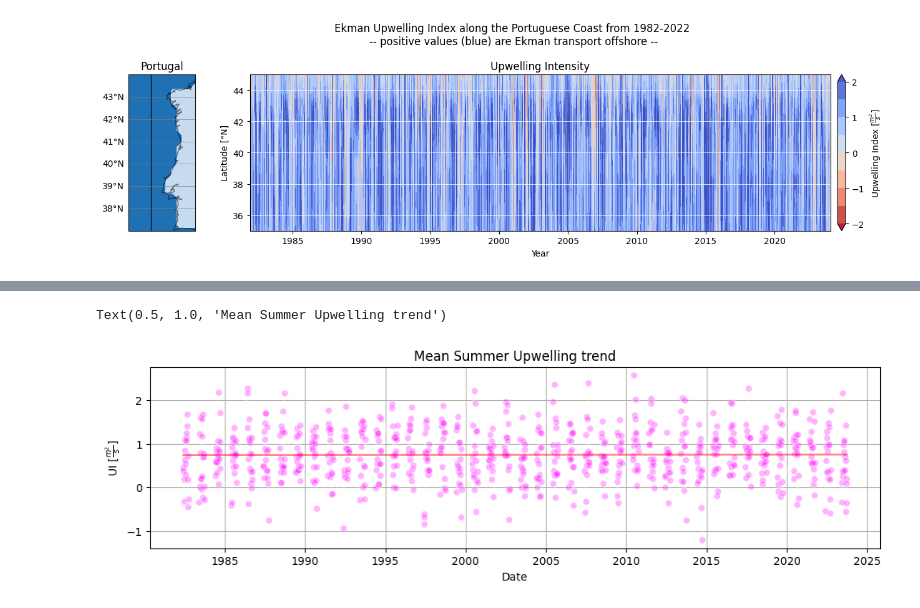
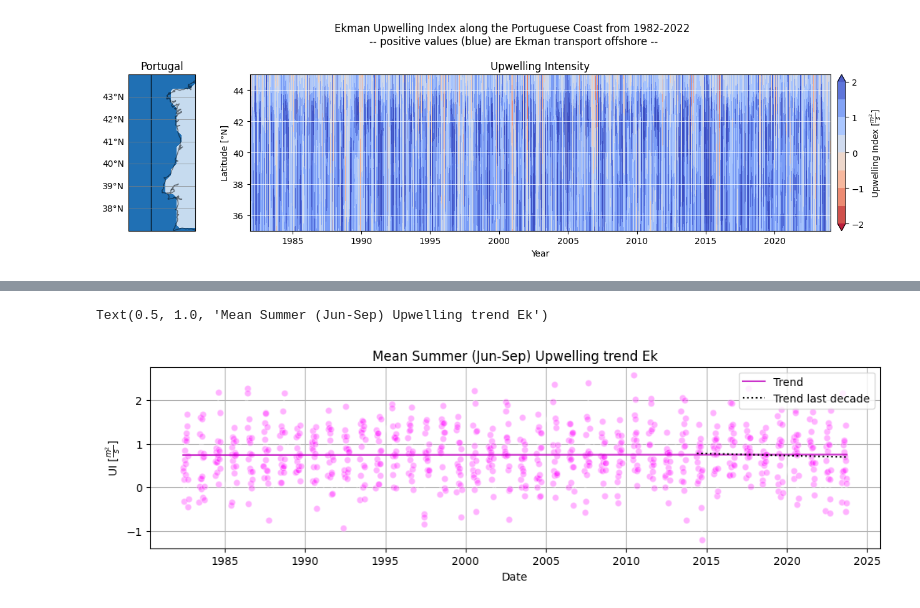
Before and after one commit to Marie-Louise-Korte/Iberian_Coast_Upwelling, a Jupyter notebook: 3_Compare_UIs.ipynb, the cells around one changed output, grey strips where cells are left out. Saved outputs shown, nothing was run; the diff lists cells and outputs as text; code cells hidden in the pictures.

```diff
--- a/3_Compare_UIs.ipynb
+++ b/3_Compare_UIs.ipynb
@@ -322,30 +273,38 @@ UI_Ek_summer.UI_mean.plot.scatter(x = 'time', color = 'magenta', alpha = 0.2)
 # %%
-# Get values for the trend line analysis
+# get values for the trend line analysis
 fig = plt.figure(figsize = (12, 3))
 
 x_dates = UI_Ek_summer.time
 x_num = dates.date2num(x_dates)
+x_num_10 = x_num[-180:-1]
 
 y = UI_Ek_summer.UI_mean
 
-# Calculate a fit line
+# calculate a fit line
 trend = np.polyfit(x_num, y, 1)
 fit = np.poly1d(trend)
 
-# General plot again
-#figure(figsize=(12, 8))
+# calculate fitline only for past decade
+trend_10 = np.polyfit(x_num_10, y[-180:-1], 1)
+fit_10 = np.poly1d(trend_10)
+
+# general plot again
 plt.plot(x_dates, y, marker = 'o', markerfacecolor = 'magenta', alpha = 0.3, color = 'white')
 plt.xlabel('Date')
 plt.ylabel(r'UI [$\frac{m^2}{s}$]')
 
-# Not really necessary to convert the values back into dates
-#but added as a demonstration in case one wants to plot non-linear curves
+# get the input numbers for the fit line and convert the numbers back to dates
 x_fit = np.linspace(x_num.min(), x_num.max())
-plt.plot(dates.num2date(x_fit), fit(x_fit), "r-", alpha = 0.5)
+plt.plot(dates.num2date(x_fit), fit(x_fit), "m-", alpha = 0.8, label = 'Trend')
 
+# last 10 years
+x_fit_10 = np.linspace(x_num_10.min(), x_num_10.max())
+plt.plot(dates.num2date(x_fit_10), fit_10(x_fit_10), "k:", alpha = 1, label = 'Trend last decade')
+
+plt.legend()
 plt.grid()
-plt.title('Mean Summer Upwelling trend Ek')
+plt.title('Mean Summer (Jun-Sep) Upwelling trend Ek')
 # %% [output]
-Text(0.5, 1.0, 'Mean Summer Upwelling trend')
+Text(0.5, 1.0, 'Mean Summer (Jun-Sep) Upwelling trend Ek')
-[figure, old version]
+[figure, new version]
 # %%
```
Also changed, not shown: parts of 15 cells of this notebook.
